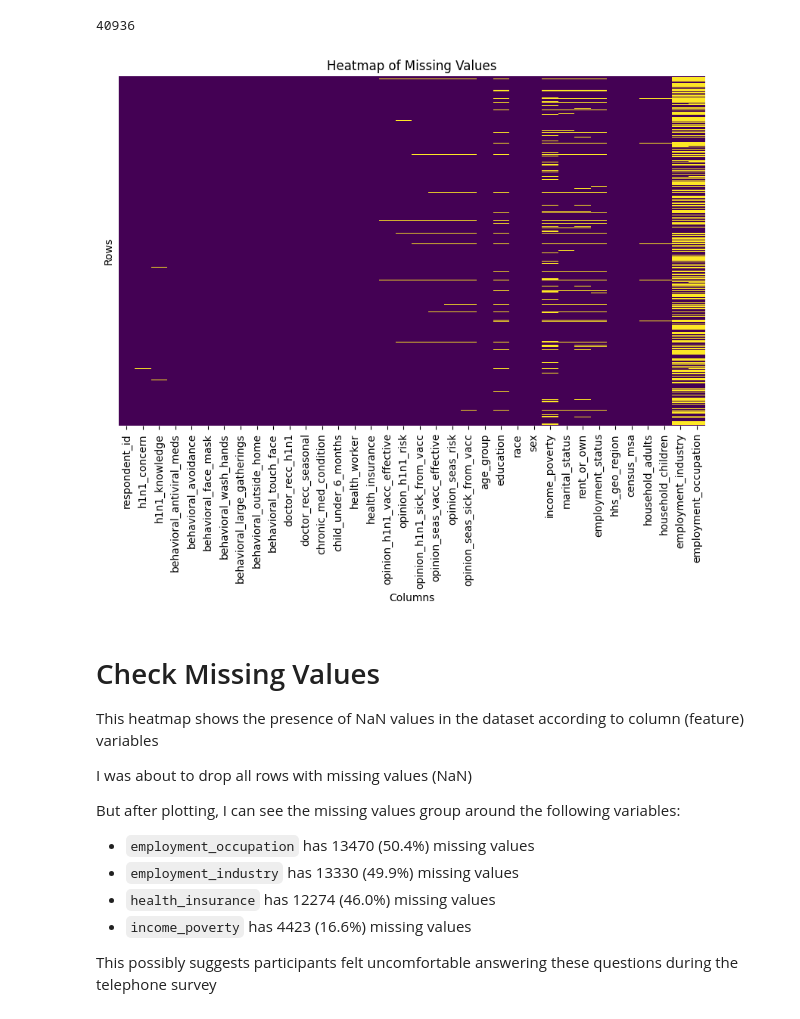
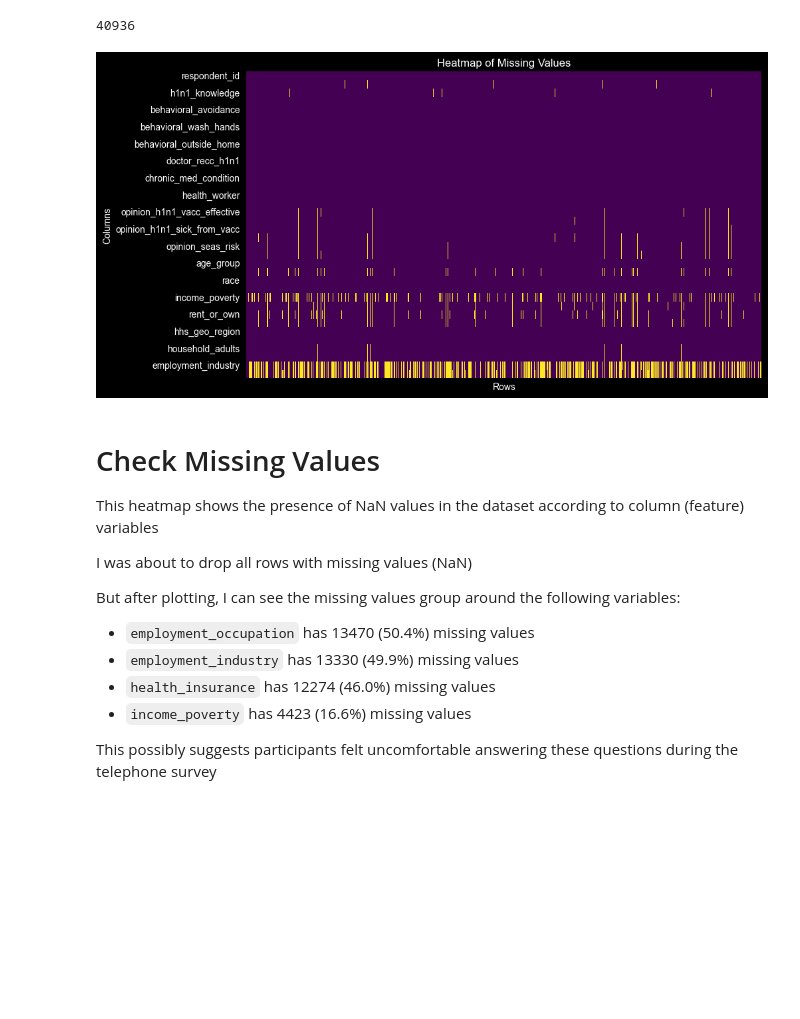
Before and after one commit to carecodeconnect/flu-shot-learning, a Jupyter notebook: notebooks/02_eda_transform.ipynb, the cells around one changed output. Drawn from its saved outputs; the diff is of its cells as text; code cells hidden in the pictures; blank space fills up the shorter version.

Commit message:
update heatmap

```diff
--- a/notebooks/02_eda_transform.ipynb
+++ b/notebooks/02_eda_transform.ipynb
@@ -135,19 +134,33 @@ print(total_nan_count)
 # %%
 # create boolean dataframe of missing values
 missing_values = training_set_features.isna()
-# %%
-# map missing values on heatmap
-
-plt.figure(figsize=(10,6))
-sns.heatmap(missing_values, cbar=False, yticklabels=False, cmap='viridis')
-
-plt.title('Heatmap of Missing Values')
-plt.xlabel('Columns')
-plt.ylabel('Rows')
-
-plt.show()
-# %% [output]
-[figure, removed]
+# %%
+# map missing values on heatmap
+
+# Create the figure and axis
+plt.figure(figsize=(10,6))
+ax = sns.heatmap(missing_values.T, cbar=False, xticklabels=False, cmap='viridis')
+
+# Set the background color of the figure (outside the heatmap)
+plt.gcf().set_facecolor('black')
+
+# Set the title and labels with white text
+plt.title('Heatmap of Missing Values', color='white')
+plt.xlabel('Rows', color='white')
+plt.ylabel('Columns', color='white')
+
+# Set tick colors to white
+ax.tick_params(axis='x', colors='white')
+ax.tick_params(axis='y', colors='white')
+
+# Set the color of the axis (spine) to white
+for spine in ax.spines.values():
+    spine.set_edgecolor('white')
+
+plt.savefig('../images/nan_heatmap.png', facecolor='black')  # Save with a black background
+plt.show()
+# %% [output]
+[figure, added]
 # %% [markdown]
 # Check Missing Values
 
```
Also changed, not shown: parts of 13 cells of this notebook.
